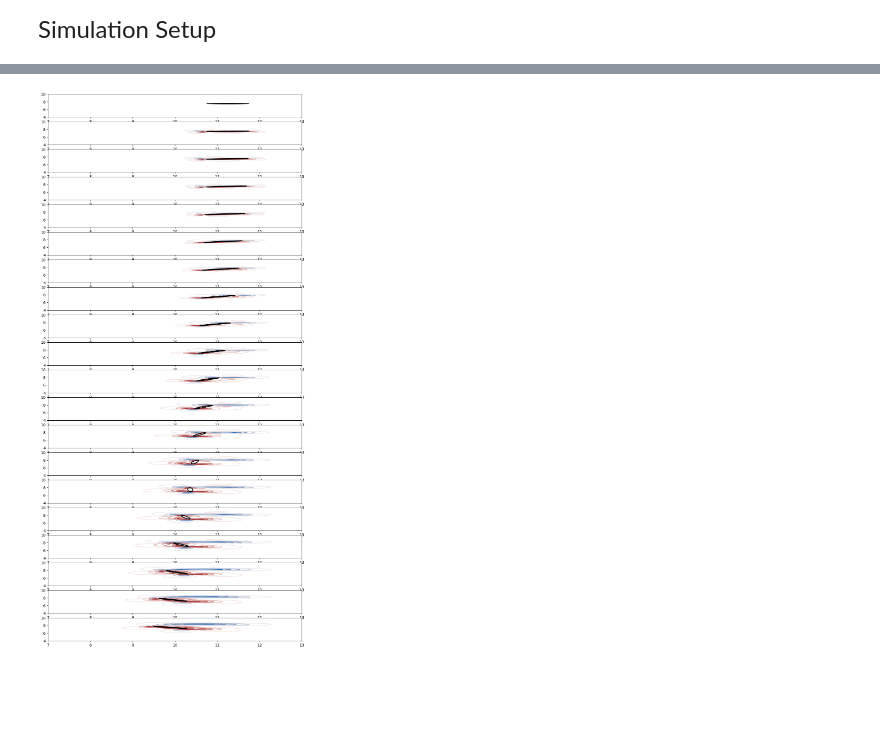
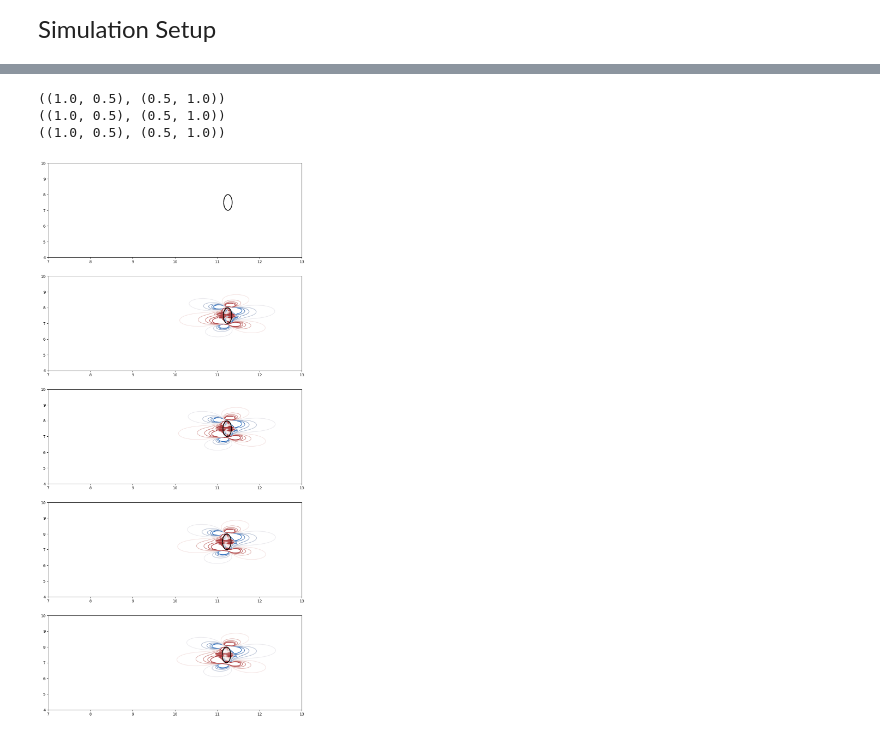
Before and after one commit to hashimmg/jax_IB, a Jupyter notebook: notebooks/Flapping_Demo-03-12-2024.ipynb, the cells around one changed output, grey strips where cells are left out. Drawn from its saved outputs; the diff is of its cells as text; code cells hidden in the pictures; blank space fills up the shorter version.

```diff
--- a/notebooks/Flapping_Demo-03-12-2024.ipynb
+++ b/notebooks/Flapping_Demo-03-12-2024.ipynb
@@ -169,0 +108,12 @@ particles =  pc.Particle(particle_center_position,
+# %%
+
+particle_geometry_param = jnp.array([[0.1,0.5]])
+particle_center_position = jnp.array([[domain[0][1]*0.75,domain[1][1]*0.5]]) #could be an array for multiple objects
+
+# Immersed Objects kinematics
+displacement_param = jnp.array([[2.8,0.25]])
+rotation_param = jnp.array([jnp.pi/2])
+
+ellipse_position = fct.partial(ellipse_trajectory, *[particle_geometry_param[0],particle_center_position[0], rotation_param[0],
+                                                     displacement_param[0]])
+grad_ellipse_position = jax.jacrev(ellipse_position)
@@ -170,6 +122,6 @@ particles =  pc.Particle(particle_center_position,
 # %%
-inner_steps = 50#1800#20#450#1500#1300
-outer_steps = 40#6000#12000#3000#2000#4500#4500#1800#10#900#20 (18000 works well to reach steady state)
+inner_steps = 10#1800#20#450#1500#1300
+outer_steps = 10#6000#12000#3000#2000#4500#4500#1800#10#900#20 (18000 works well to reach steady state)
 
 #-- Setup Pytree Variable to be looped over during integration steps
 
@@ -177,7 +129,7 @@ Intermediate_calcs = [0] ## If one is interested to perform post-calculation wit
 Step_counter = 0
 MD_state = [0] # Needed when combinting Brownian integration with the Immersed Boundary simulation
 
-all_variables = pc.All_Variables(particles,v0,pressure0,Intermediate_calcs,Step_counter,MD_state)
+all_variables = pc.All_Variables(v0,pressure0,Intermediate_calcs,Step_counter,MD_state)
 # %% [markdown]
 <font size="5"> Simulation Setup <font size="5">
 # %%
@@ -244,44 +150,61 @@ GridVariable
+# %%
+# Update particle position function
+def convect(v):
+    return tuple(advection.advect_upwind(u, v, dt) for u in v)
+
+single_step = ib.equations.semi_implicit_navier_stokes_timeBC(
+        density=density,
+        viscosity=viscosity,
+        dt=dt,
+        grid=grid,
+        convect=convect,
+        pressure_solve= ib.pressure.solve_fast_diag, #only works for periodic boundary conditions
+        forcing=None, #pfo.arbitrary_obstacle(flow_cond.pressure_gradient,perm_f),
+        time_stepper= ib.time_stepping.forward_euler_updated, #use runge-kutta , and keep it like that
+        IBM_forcing = IBM_forcing, #compute the forcing term to update the particle
+        Drag_fn = internal_post_processing, ### TO be removed from the example
+        )
+step_fn = cfd.funcutils.repeated(single_step, steps=inner_steps)
+
+rollout_fn = cfd.funcutils.trajectory(
+        step_fn, outer_steps, start_with_input=True)
+final_result, trajectory = jax.device_get(rollout_fn(all_variables))
+# %% [output]
+((1.0, 0.5), (0.5, 1.0))
+((1.0, 0.5), (0.5, 1.0))
+((1.0, 0.5), (0.5, 1.0))
 # %%
 import matplotlib.pyplot as plt
 import seaborn
 import numpy as np
 
 X,Y = grid.mesh(grid.cell_center)
 
 
 
 def calc_vorticity(trajectory,idx):
     vel_bc = (boundaries.new_periodic_boundary_conditions(ndim=2,bc_vals=vx_bc,bc_fn=bc_fns,time_stamp=trajectory.velocity[0].bc.time_stamp[idx]),
            boundaries.new_periodic_boundary_conditions(ndim=2,bc_vals=vx_bc,bc_fn=bc_fns,time_stamp=trajectory.velocity[0].bc.time_stamp[idx]))
 
 
     velocity = (grids.GridVariable(grids.GridArray(trajectory.velocity[0].data[idx], trajectory.velocity[0].offset, trajectory.velocity[0].grid), vel_bc[0]),
                      grids.GridVariable(grids.GridArray(trajectory.velocity[1].data[idx], trajectory.velocity[1].offset, trajectory.velocity[1].grid), vel_bc[1]))
 
     return finite_differences.central_difference(velocity[1], axis=1).data- finite_differences.central_difference(velocity[0], axis=1).data
 
 
 
 fig,ax = plt.subplots(figsize=(12,26),nrows=outer_steps//2)
 
 idx = 2
 counter=0
 for idx in range(0,outer_steps,2):
-
     ax[counter].contour(X,Y,calc_vorticity(trajectory,idx),cmap=seaborn.color_palette("vlag", as_cmap=True),levels=np.linspace(-10, 10, 10))
-
-    particles_list = trajectory.particles
-    geometry_param=particles_list.geometry_param[idx][0]
-    xp0,yp0 = ellipse(geometry_param,0)
     current_t = trajectory.velocity[0].bc.time_stamp[idx]
-    particle_center = particles_list.particle_center[idx][0]
-
-    theta_t = Rotation_EQ(rotation_param,current_t)
-    xp = (xp0)*jnp.cos(theta_t)-(yp0)*jnp.sin(theta_t)+particle_center[0]
-    yp = (xp0)*jnp.sin(theta_t)+(yp0 )*jnp.cos(theta_t)+particle_center[1]
+    xp, yp = ellipse_position(current_t)
     ax[counter].set_xlim([7,13])
     ax[counter].set_ylim([4,10])
     ax[counter].plot(xp,yp,'k-',linewidth=2.0)
     counter+=1
 # %% [output]
-[figure, old version]
+[figure, new version]
```
Also changed, not shown: parts of 10 cells of this notebook, 9 other files.
